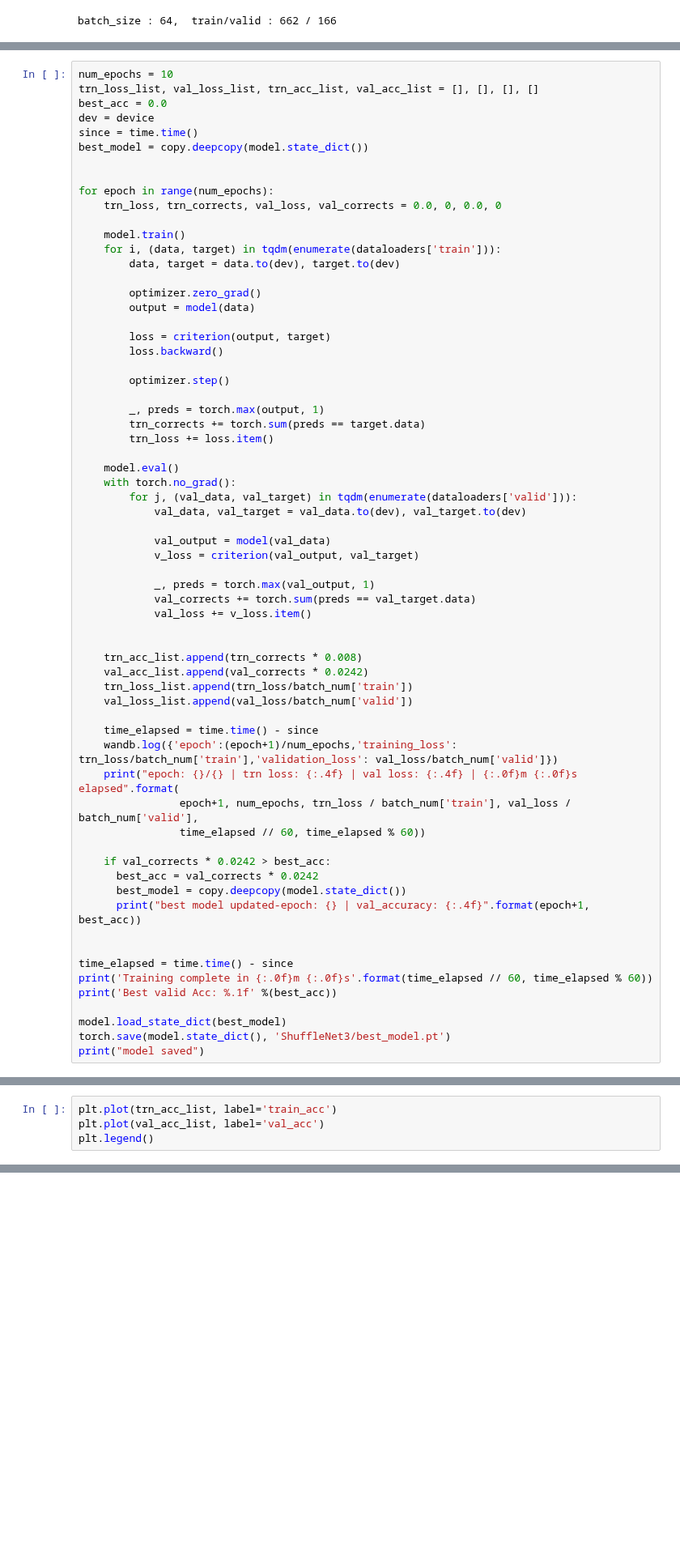
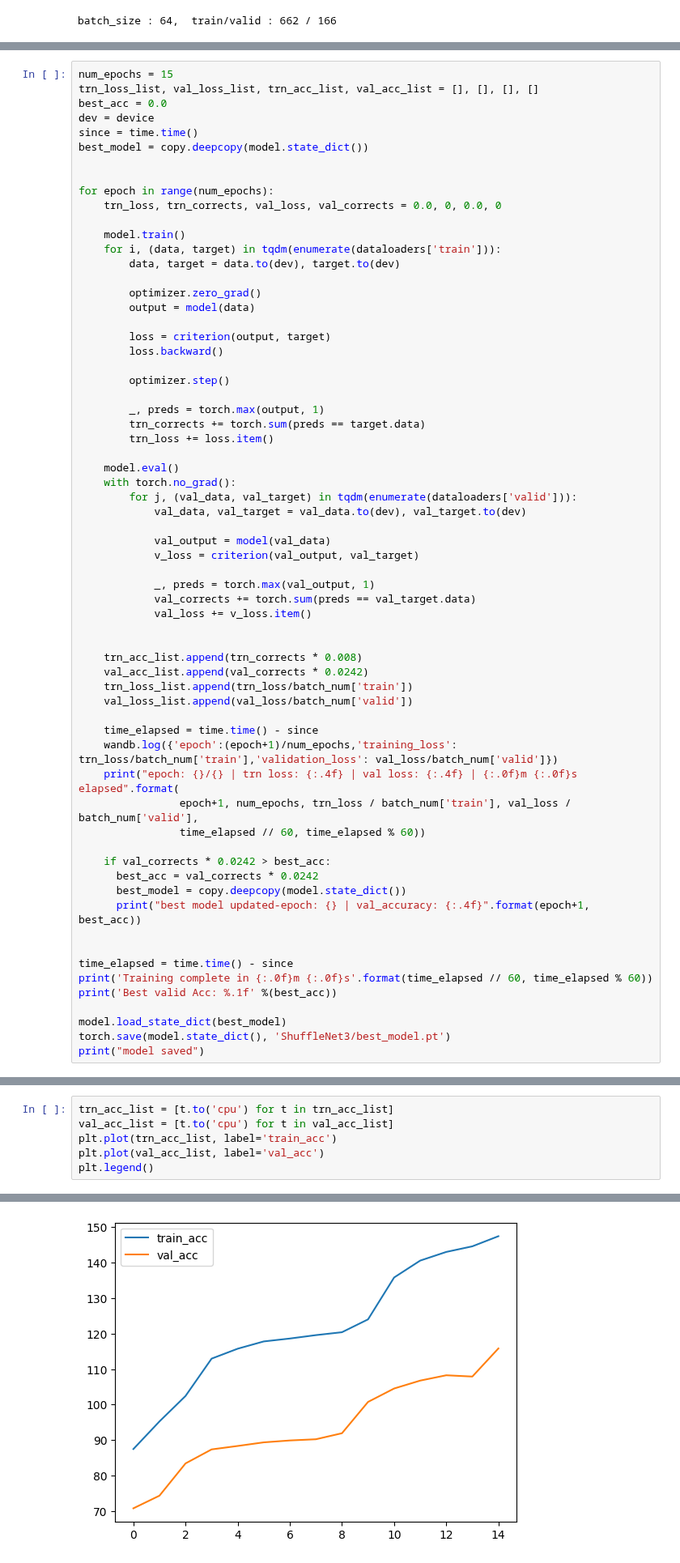
Before and after one commit to prvnsingh/PlantDiseaseRecongnition, a Jupyter notebook: ShuffleNet_Dataset_3/shufflenet3.ipynb, the cells around one changed output, grey strips where cells are left out. Shown at 81% size. Drawn from its saved outputs; the diff is of its cells as text; blank space fills up the shorter version.

```diff
--- a/ShuffleNet_Dataset_3/shufflenet3.ipynb
+++ b/ShuffleNet_Dataset_3/shufflenet3.ipynb
@@ -334,5 +336,5 @@ device
 # %%
-num_epochs = 10
+num_epochs = 15
 trn_loss_list, val_loss_list, trn_acc_list, val_acc_list = [], [], [], []
 best_acc = 0.0
 dev = device
@@ -407,4 +448,7 @@ plt.legend()
 # %%
+trn_acc_list = [t.to('cpu') for t in trn_acc_list]
+val_acc_list = [t.to('cpu') for t in val_acc_list]
 plt.plot(trn_acc_list, label='train_acc')
 plt.plot(val_acc_list, label='val_acc')
 plt.legend()
+# %% [output]
@@ -411,3 +456,4 @@ plt.legend()
+[figure, added]
 # %%
 # best_model = PlantDiseaseModel()
 # best_model.load_state_dict(torch.load('best_model.pt'))
```
Also changed, not shown: parts of 15 cells of this notebook, 1 other file.
